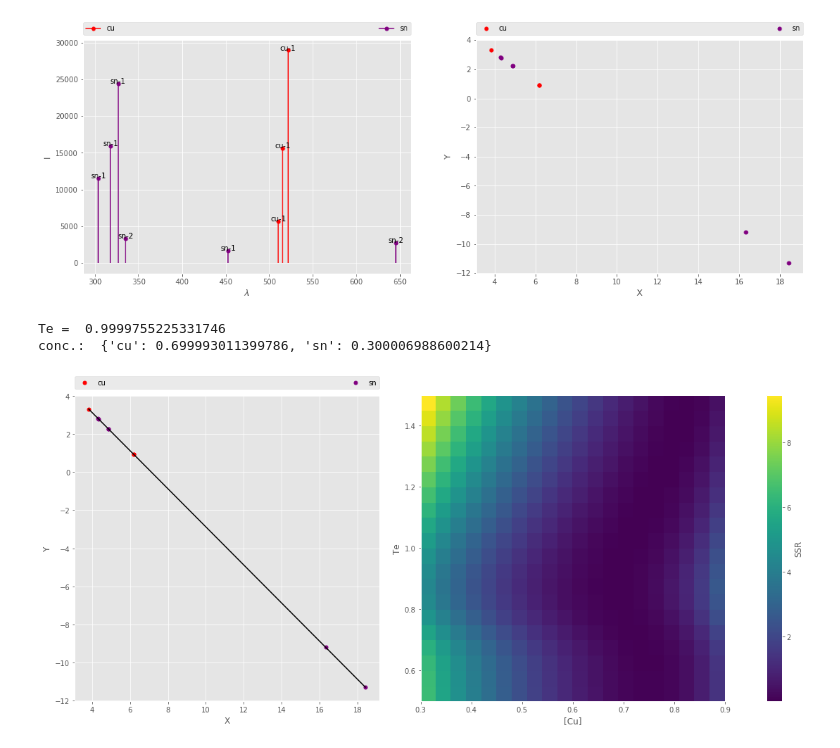
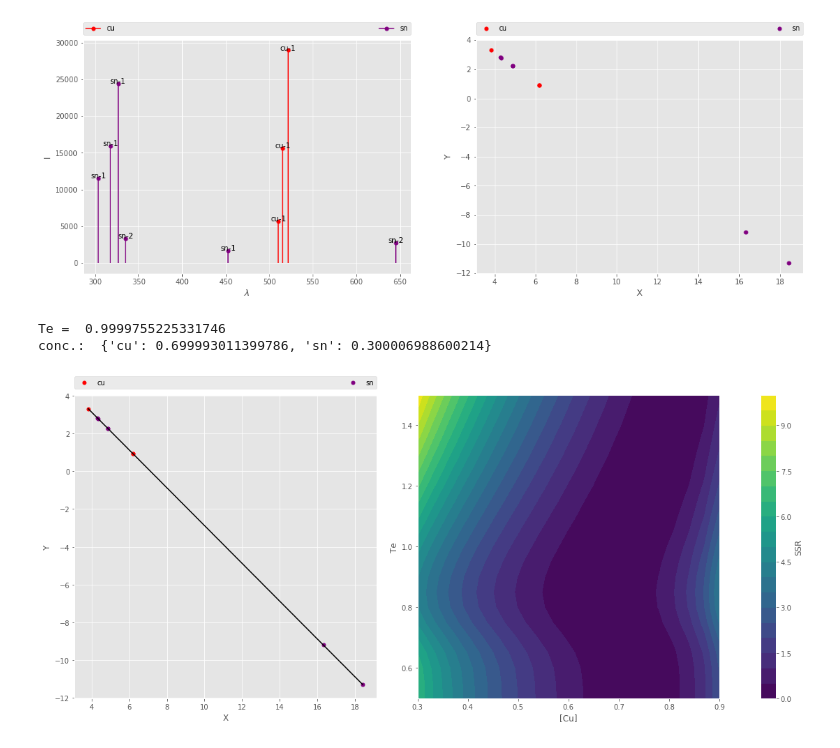
Before and after one commit to msssivadas10/pylibs, a Jupyter notebook: w1.ipynb, the cells around one changed output. Drawn from its saved outputs; the diff is of its cells as text; code cells hidden in the pictures.

```diff
--- a/w1.ipynb
+++ b/w1.ipynb
@@ -411,7 +411,7 @@ def test1(lines: list, intens: list, ne: float, x0: list):
 
     fig, (ax2, ax, cax) = plt.subplots(1, 3, figsize = [18, 8], gridspec_kw = {'width_ratios': [1, 1, 0.05]})
 
-    clr = ax.pcolor(C, T, ssr)
+    clr = ax.contourf(C, T, ssr, levels = 21)
     ax.set(xlabel = '[Cu]', ylabel = 'Te')
 
     plt.colorbar(clr, cax)
@@ -426,31 +426,31 @@ def test1(lines: list, intens: list, ne: float, x0: list):
     x, y = boltzCoords(lines, intens, 2, ne, Te, comp)
 
     _elems = []
     for xk, yk, line_ in zip(x, y, lines):
         X = line_.elem.split('-')[0]
         if X not in _elems:
             _elems.append(X)
         ax2.plot(xk, yk, 'o', ms = 5, color = COLOURS[X])
 
     i = np.argsort(x)
     _x = np.array(x)[i]
     _y = np.array(y)[i]
     ax2.plot(_x, _y, '-', color = 'black')
 
     # make legends
     for X in _elems:
         ax2.plot([], [], 'o', ms = 5, color = COLOURS[X], label = X)
     ax2.legend(
                 bbox_to_anchor = (0.0, 1.02, 1.0, 0.102),
                 loc = 'lower left', ncol = len(X),
                 mode = 'expand', borderaxespad = 0,
             )
     ax2.set(xlabel = 'X', ylabel = 'Y')
 
     plt.plot()
 
 test1(LINES, I, 1.0e+17, [0.5, {'cu': 50, 'sn': 50}])
 # %% [output]
 Te =  0.9999755225331746
 conc.:  {'cu': 0.699993011399786, 'sn': 0.300006988600214}
-[figure, old version]
+[figure, new version]
```
